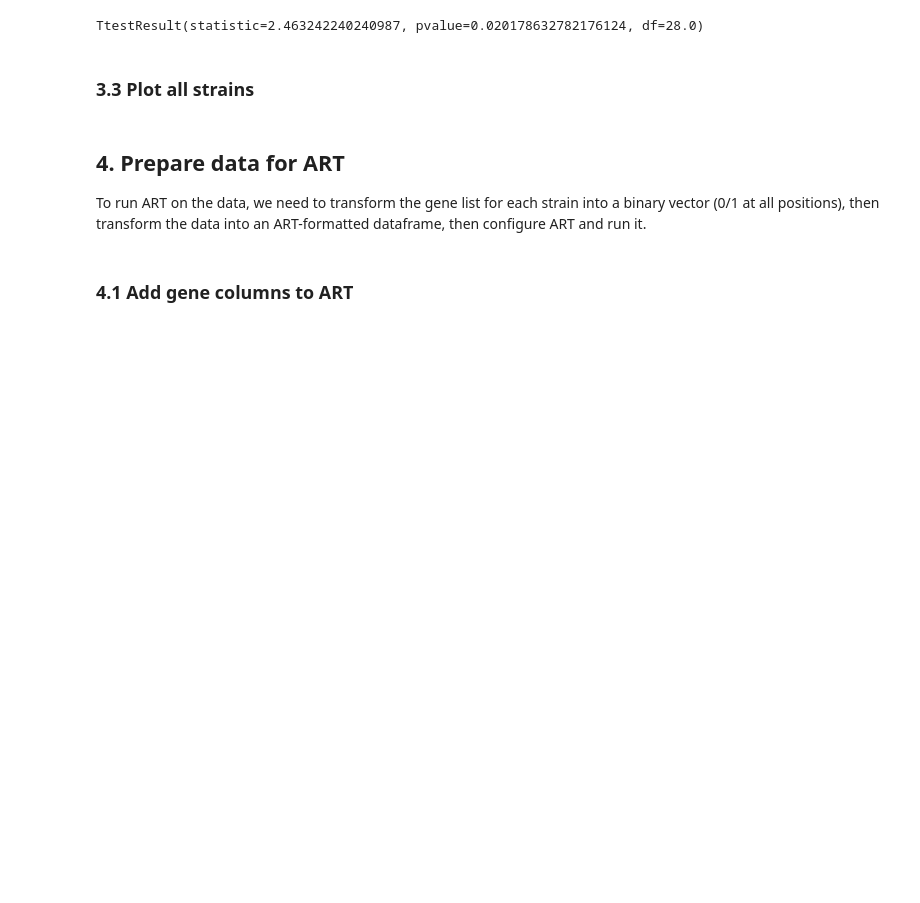
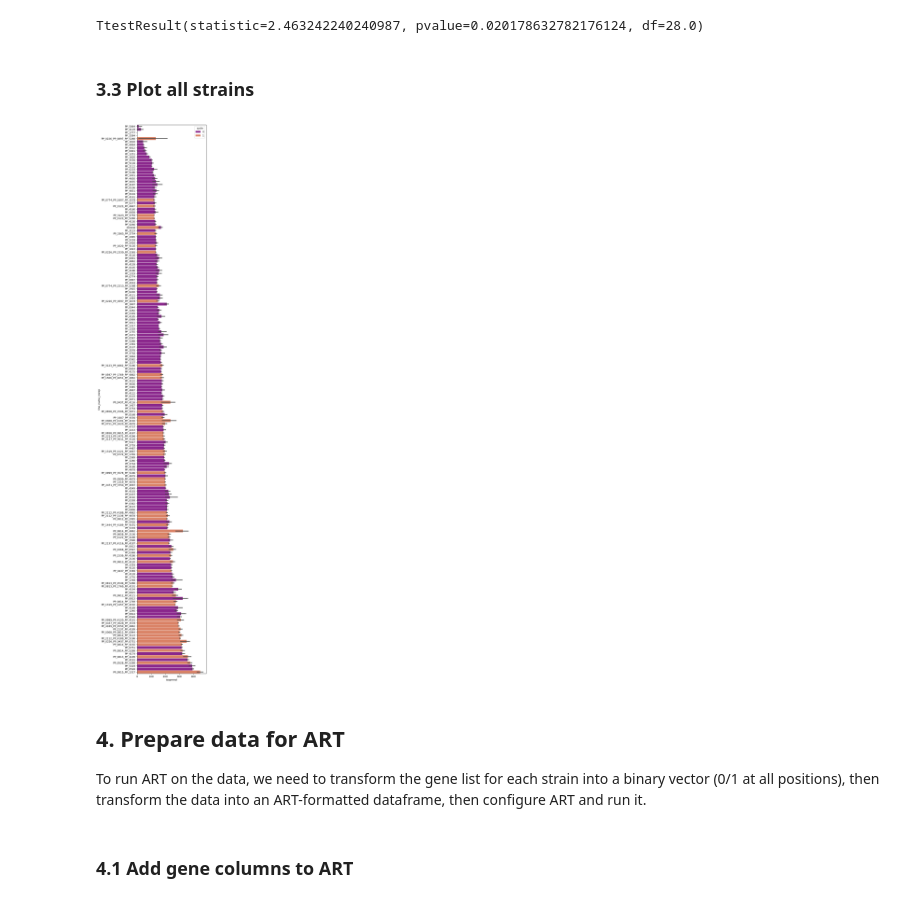
Before and after one commit to JBEI/Isoprenol_CRISPRi, a Jupyter notebook: DavidCarruthers/art_modeling_and_recommend_DBTL1.ipynb, the cells around one changed output. Drawn from its saved outputs; the diff is of its cells as text; code cells hidden in the pictures; blank space fills up the shorter version.

```diff
--- a/DavidCarruthers/art_modeling_and_recommend_DBTL1.ipynb
+++ b/DavidCarruthers/art_modeling_and_recommend_DBTL1.ipynb
@@ -336,9 +362,11 @@ TtestResult(statistic=2.463242240240987, pvalue=0.020178632782176124, df=28.0)
 # %% [markdown]
 ### 3.3 Plot all strains
 # %%
-# fig, ax = plt.subplots(figsize = (5,40))
-# sns.barplot(data = df.sort_values('isoprenol', ascending=True), y = 'line_name_norep', x = 'isoprenol', hue = 'cycle', ax = ax, dodge = False, width = 0.9, palette = 'plasma')
-# fig.savefig(user_params['output_dir'] + 'mean_bargraph_by_strain.png',  bbox_inches='tight')
+fig, ax = plt.subplots(figsize = (5,40))
+sns.barplot(data = df.sort_values('isoprenol', ascending=True), y = 'line_name_norep', x = 'isoprenol', hue = 'cycle', ax = ax, dodge = False, width = 0.9, palette = 'plasma')
+fig.savefig(user_params['output_dir'] + 'mean_bargraph_by_strain.png',  bbox_inches='tight')
+# %% [output]
+[figure, added]
 # %% [markdown]
 ## 4. Prepare data for ART
 To run ART on the data, we need to transform the gene list for each strain into a binary vector (0/1 at all positions), then transform the data into an ART-formatted dataframe, then configure ART and run it.
```
Also changed, not shown: parts of 56 cells of this notebook, 27 other files.
